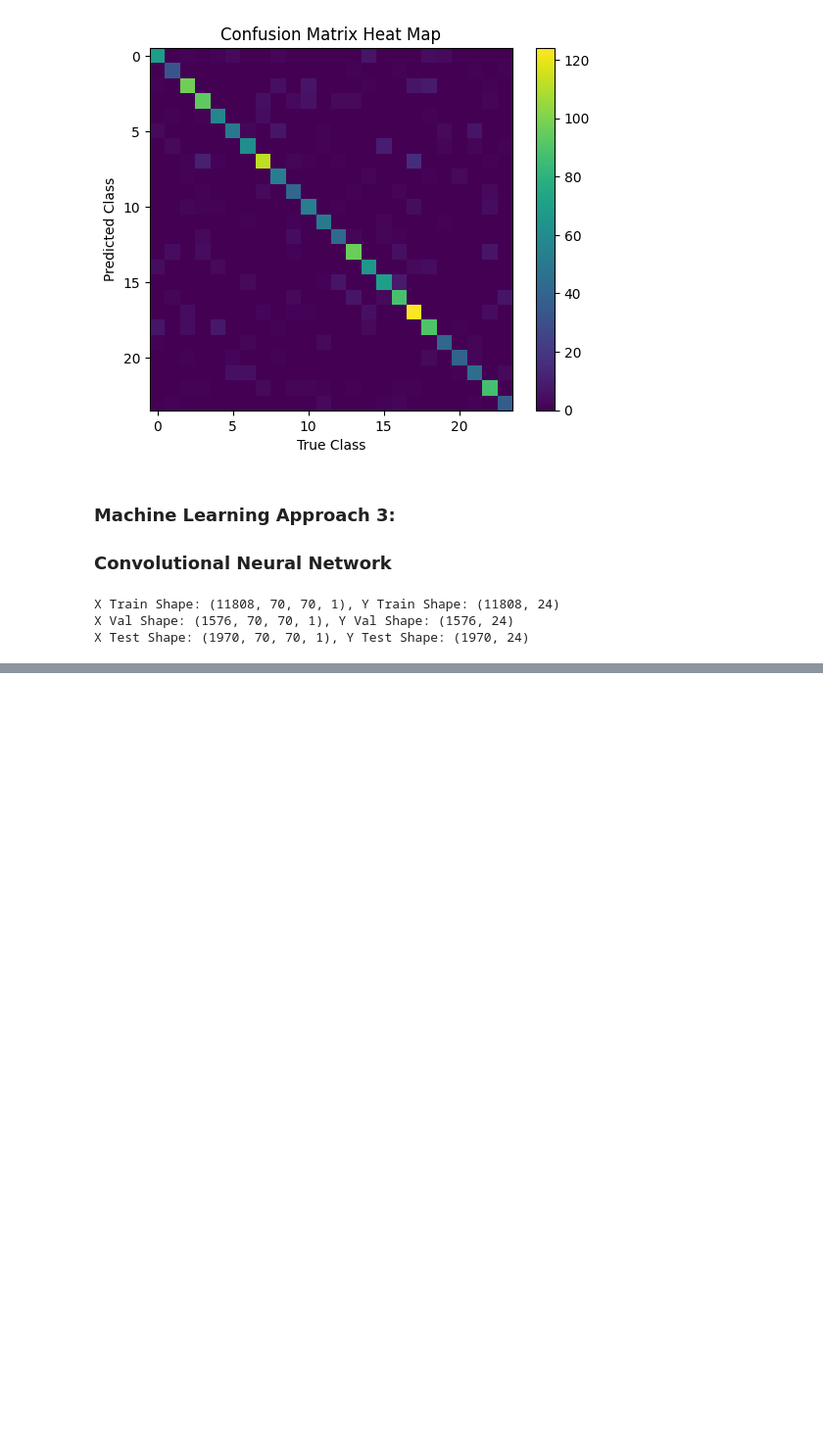
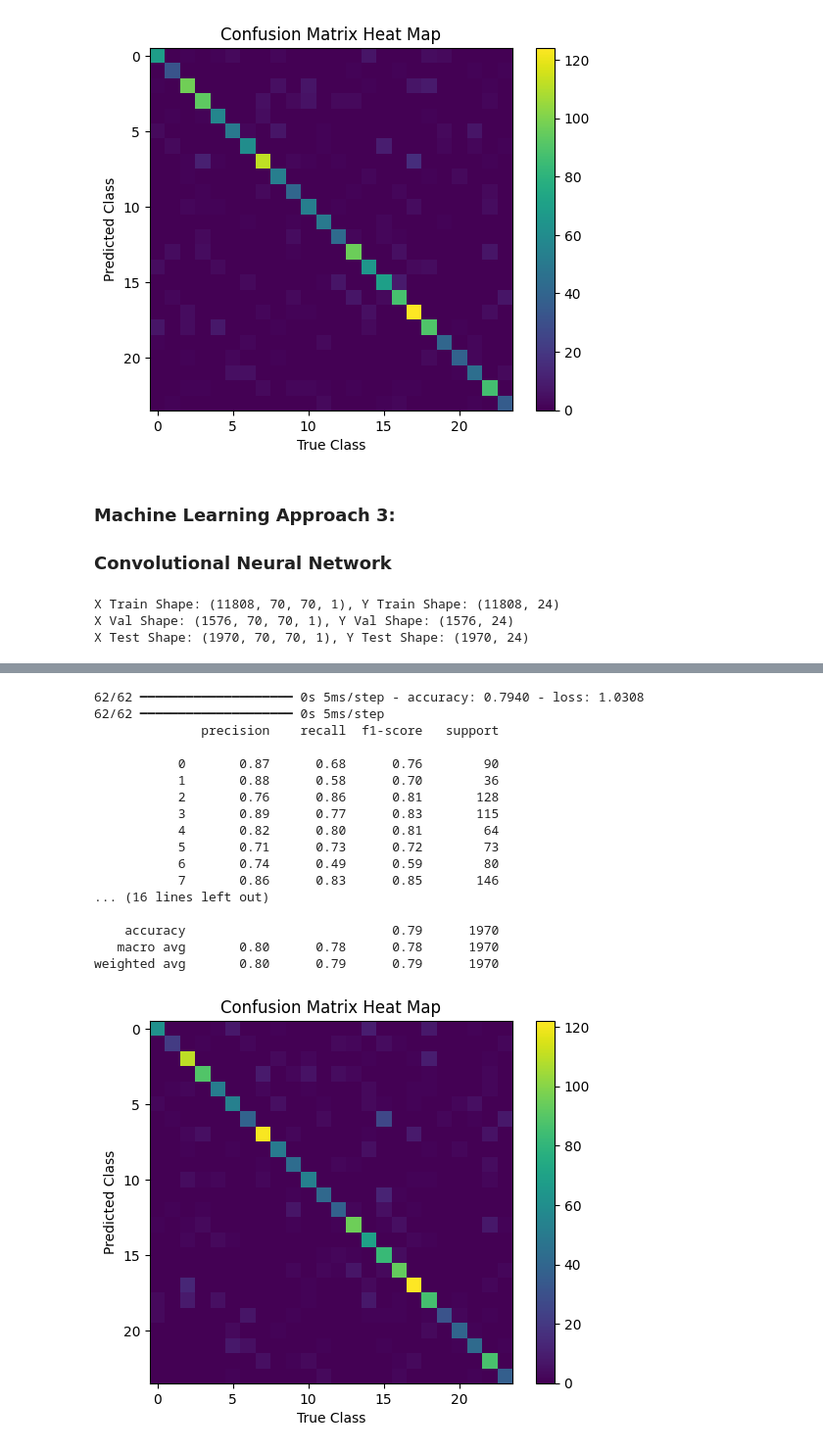
Before and after one commit to maxsivry/CS3540-AudioProject, a Jupyter notebook: main.ipynb, the cells around one changed output, grey strips where cells are left out. Shown at 98% size. Cells and saved outputs as stored; diff of their text form; code cells hidden in the pictures; blank space fills up the shorter version.

```diff
--- a/main.ipynb
+++ b/main.ipynb
@@ -338,6 +340,7 @@ model = Sequential([
     MaxPooling2D(pool_size=(2, 2)),
     Flatten(),
     Dense(1024, activation='relu'),
+    Dropout(0.1),
     Dense(NUM_CLASSES, activation='softmax')
 ])
 
@@ -374,7 +379,14 @@ Model: "sequential_9"
  Trainable params: 5,193,336 (19.81 MB)
  Non-trainable params: 0 (0.00 B)
 # %%
-history = model.fit(xtrain, ytrain, validation_data=(xval, yval), epochs=20, batch_size=128)
+early_stop = EarlyStopping(monitor='val_loss', patience=5)
+history = model.fit(xtrain,
+                    ytrain,
+                    validation_data=(xval, yval),
+                    epochs=50,
+                    batch_size=64,
+                    callbacks=[early_stop]
+)
 
 """# Evaluate the model
 performance = model.evaluate(xval, yval)
@@ -412,2 +423,36 @@ Epoch 20/20
 [figure]
 [figure]
+# %%
+model.evaluate(xtest, ytest)
+
+ypredict = model.predict(xtest)
+yclasses = ypredict.argmax(axis=-1)
+conf_matrix = confusion_matrix(y_true=ytest, y_pred=yclasses)
+
+plt.figure(2)
+plt.imshow(conf_matrix, cmap="viridis")
+plt.colorbar(location="right")
+plt.xlabel("True Class")
+plt.ylabel("Predicted Class")
+plt.title("Confusion Matrix Heat Map")
+
+print(classification_report(y_true=ytest, y_pred=yclasses))
+# %% [output]
+62/62 ━━━━━━━━━━━━━━━━━━━━ 0s 5ms/step - accuracy: 0.7940 - loss: 1.0308
+62/62 ━━━━━━━━━━━━━━━━━━━━ 0s 5ms/step
+              precision    recall  f1-score   support
+
+           0       0.87      0.68      0.76        90
+           1       0.88      0.58      0.70        36
+           2       0.76      0.86      0.81       128
+           3       0.89      0.77      0.83       115
+           4       0.82      0.80      0.81        64
+           5       0.71      0.73      0.72        73
+           6       0.74      0.49      0.59        80
+           7       0.86      0.83      0.85       146
+... (16 lines left out)
+
+    accuracy                           0.79      1970
+   macro avg       0.80      0.78      0.78      1970
+weighted avg       0.80      0.79      0.79      1970
+[figure, added]
```
Also changed, not shown: parts of 3 cells of this notebook.
